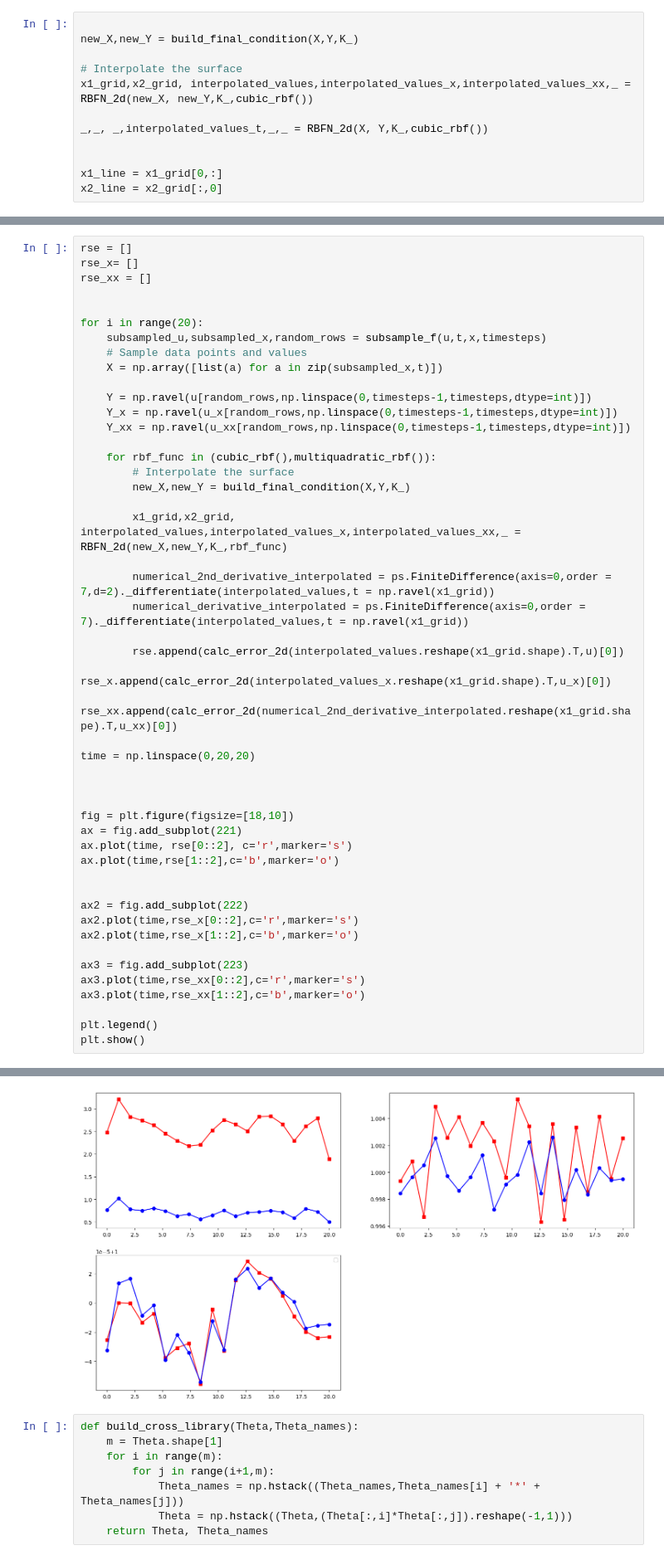
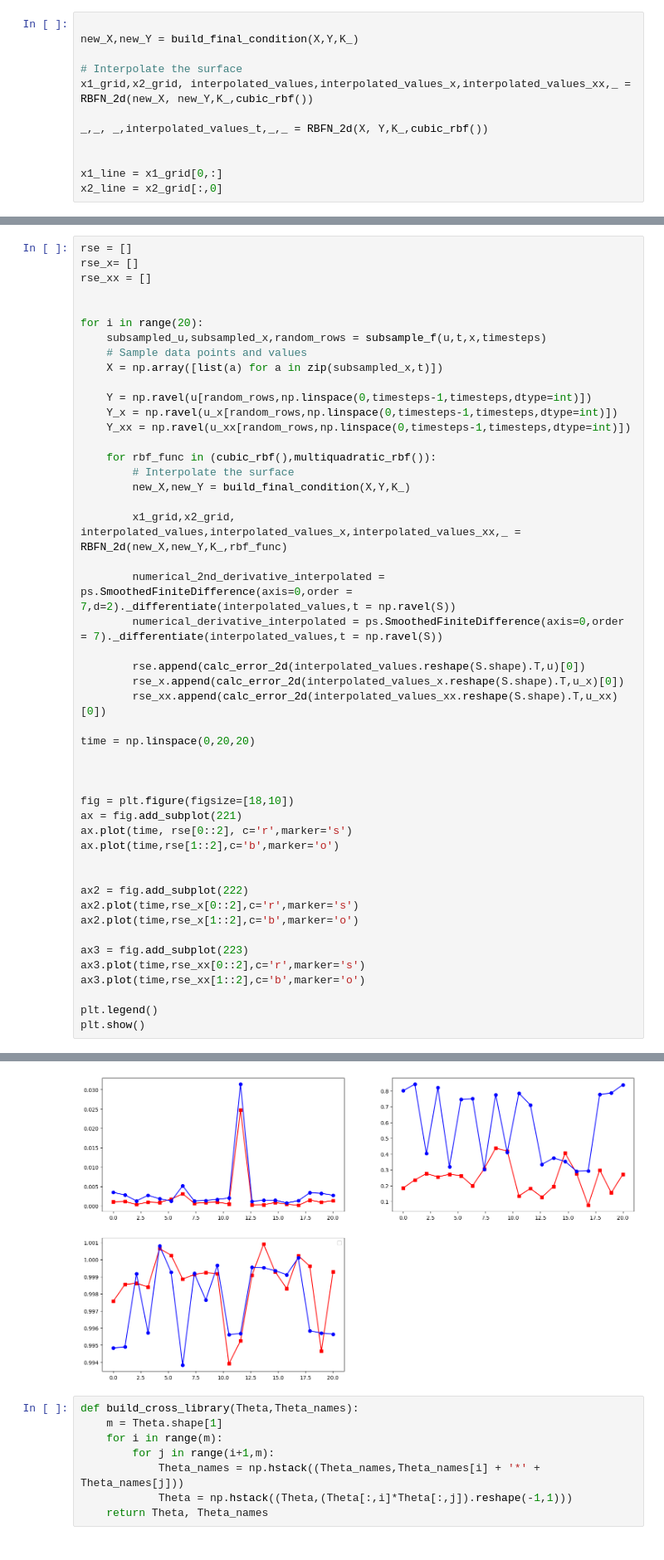
Before and after one commit to brunoCCOS/bs-find-with-sindy, a Jupyter notebook: src/Interpolation_tests.ipynb, the cells around one changed output, grey strips where cells are left out. Shown at 83% size. Drawn from its saved outputs; the diff is of its cells as text.

```diff
--- a/src/Interpolation_tests.ipynb
+++ b/src/Interpolation_tests.ipynb
@@ -597,39 +592,39 @@ for i in range(20):
     for rbf_func in (cubic_rbf(),multiquadratic_rbf()):
         # Interpolate the surface
         new_X,new_Y = build_final_condition(X,Y,K_)
 
         x1_grid,x2_grid, interpolated_values,interpolated_values_x,interpolated_values_xx,_ = RBFN_2d(new_X,new_Y,K_,rbf_func)
 
-        numerical_2nd_derivative_interpolated = ps.FiniteDifference(axis=0,order = 7,d=2)._differentiate(interpolated_values,t = np.ravel(x1_grid))
-        numerical_derivative_interpolated = ps.FiniteDifference(axis=0,order = 7)._differentiate(interpolated_values,t = np.ravel(x1_grid))
+        numerical_2nd_derivative_interpolated = ps.SmoothedFiniteDifference(axis=0,order = 7,d=2)._differentiate(interpolated_values,t = np.ravel(S))
+        numerical_derivative_interpolated = ps.SmoothedFiniteDifference(axis=0,order = 7)._differentiate(interpolated_values,t = np.ravel(S))
 
-        rse.append(calc_error_2d(interpolated_values.reshape(x1_grid.shape).T,u)[0])
-        rse_x.append(calc_error_2d(interpolated_values_x.reshape(x1_grid.shape).T,u_x)[0])
-        rse_xx.append(calc_error_2d(numerical_2nd_derivative_interpolated.reshape(x1_grid.shape).T,u_xx)[0])
+        rse.append(calc_error_2d(interpolated_values.reshape(S.shape).T,u)[0])
+        rse_x.append(calc_error_2d(interpolated_values_x.reshape(S.shape).T,u_x)[0])
+        rse_xx.append(calc_error_2d(interpolated_values_xx.reshape(S.shape).T,u_xx)[0])
 
 time = np.linspace(0,20,20)
 
 
 
 fig = plt.figure(figsize=[18,10])
 ax = fig.add_subplot(221)
 ax.plot(time, rse[0::2], c='r',marker='s')
 ax.plot(time,rse[1::2],c='b',marker='o')
 
 
 ax2 = fig.add_subplot(222)
 ax2.plot(time,rse_x[0::2],c='r',marker='s')
 ax2.plot(time,rse_x[1::2],c='b',marker='o')
 
 ax3 = fig.add_subplot(223)
 ax3.plot(time,rse_xx[0::2],c='r',marker='s')
 ax3.plot(time,rse_xx[1::2],c='b',marker='o')
 
 plt.legend()
 plt.show()
 # %% [output]
 No artists with labels found to put in legend.  Note that artists whose label start with an underscore are ignored when legend() is called with no argument.
-[figure, old version]
+[figure, new version]
 # %%
 def build_cross_library(Theta,Theta_names):
     m = Theta.shape[1]
```
Also changed, not shown: parts of 22 cells of this notebook, 1 other file.
